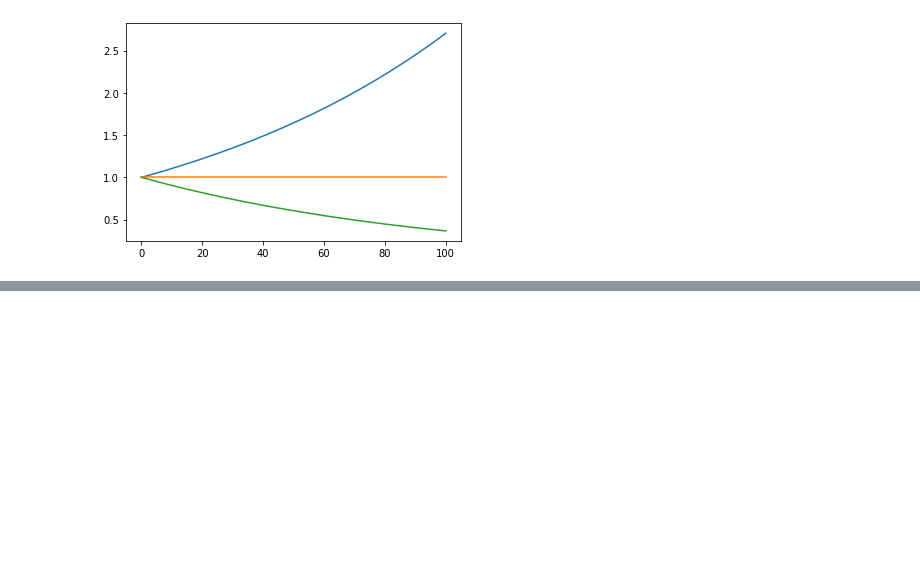
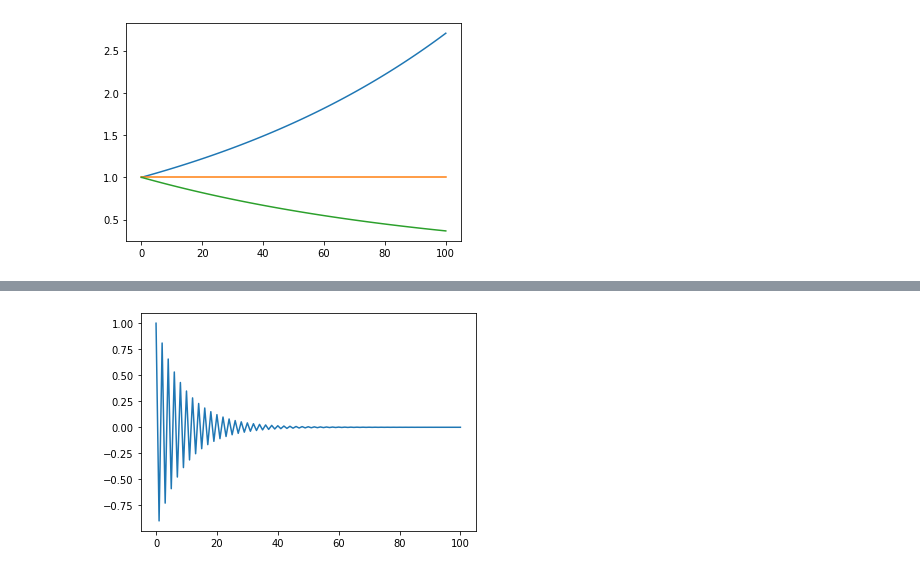
Before and after one commit to sebastianripari/75.26_simulacion, a Jupyter notebook: 4/6.ipynb, the cells around one changed output, grey strips where cells are left out. Drawn from its saved outputs; the diff is of its cells as text; code cells hidden in the pictures; blank space fills up the shorter version.

```diff
--- a/4/6.ipynb
+++ b/4/6.ipynb
@@ -53,0 +62,6 @@ plt.show()
+# %%
+x_4 = generate_simulation_sample(-0.9)
+plt.plot(x_4)
+plt.show()
+# %% [output]
+[figure, added]
```
Also changed, not shown: parts of 2 cells of this notebook.
